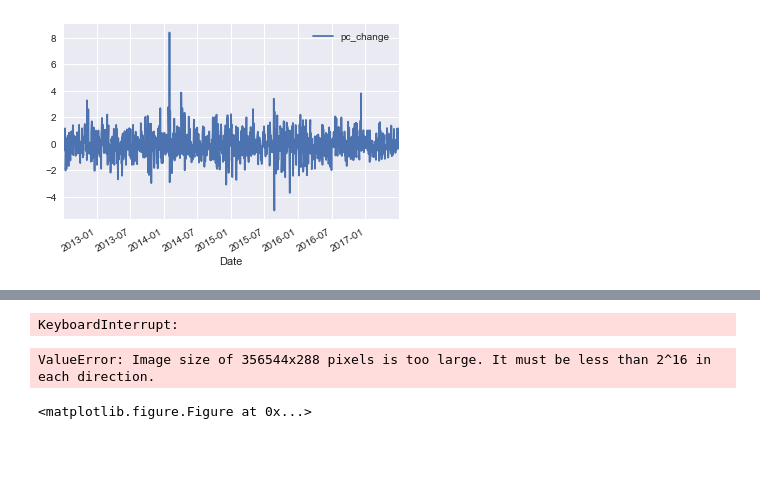
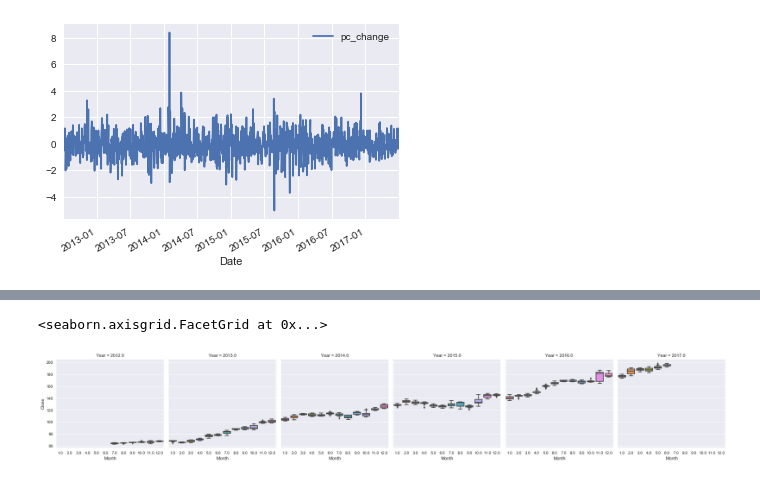
Before and after one commit to mzewalina/stock_analysis, a Jupyter notebook: Defense.ipynb, the cells around one changed output, grey strips where cells are left out. Cells and saved outputs as stored; diff of their text form; code cells hidden in the pictures; blank space fills up the shorter version.

```diff
--- a/Defense.ipynb
+++ b/Defense.ipynb
@@ -65,13 +75,12 @@ ng[['pc_change']].plot()
 # %%
 sb.factorplot(
-    col='Close',
-    x='Volume',
+    col='Year',
+    x='Month',
     y='Close',
     data=dns,
     kind='box',
 
 )
 # %% [output]
-KeyboardInterrupt:
+<seaborn.axisgrid.FacetGrid at 0x...>
-ValueError: Image size of 356544x288 pixels is too large. It must be less than 2^16 in each direction.
-<matplotlib.figure.Figure at 0x...>
+[figure, added]
```
Also changed, not shown: parts of 4 cells of this notebook.
